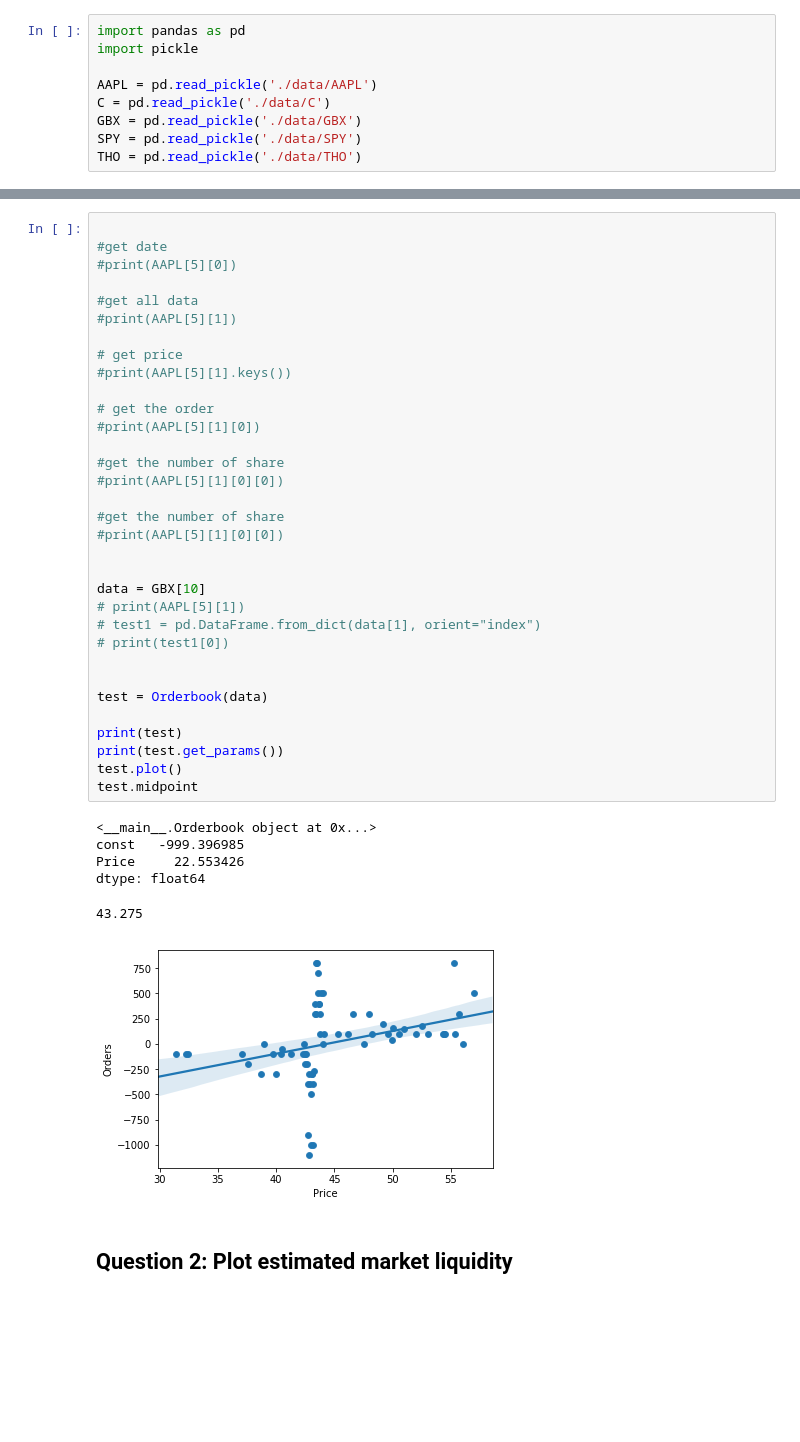
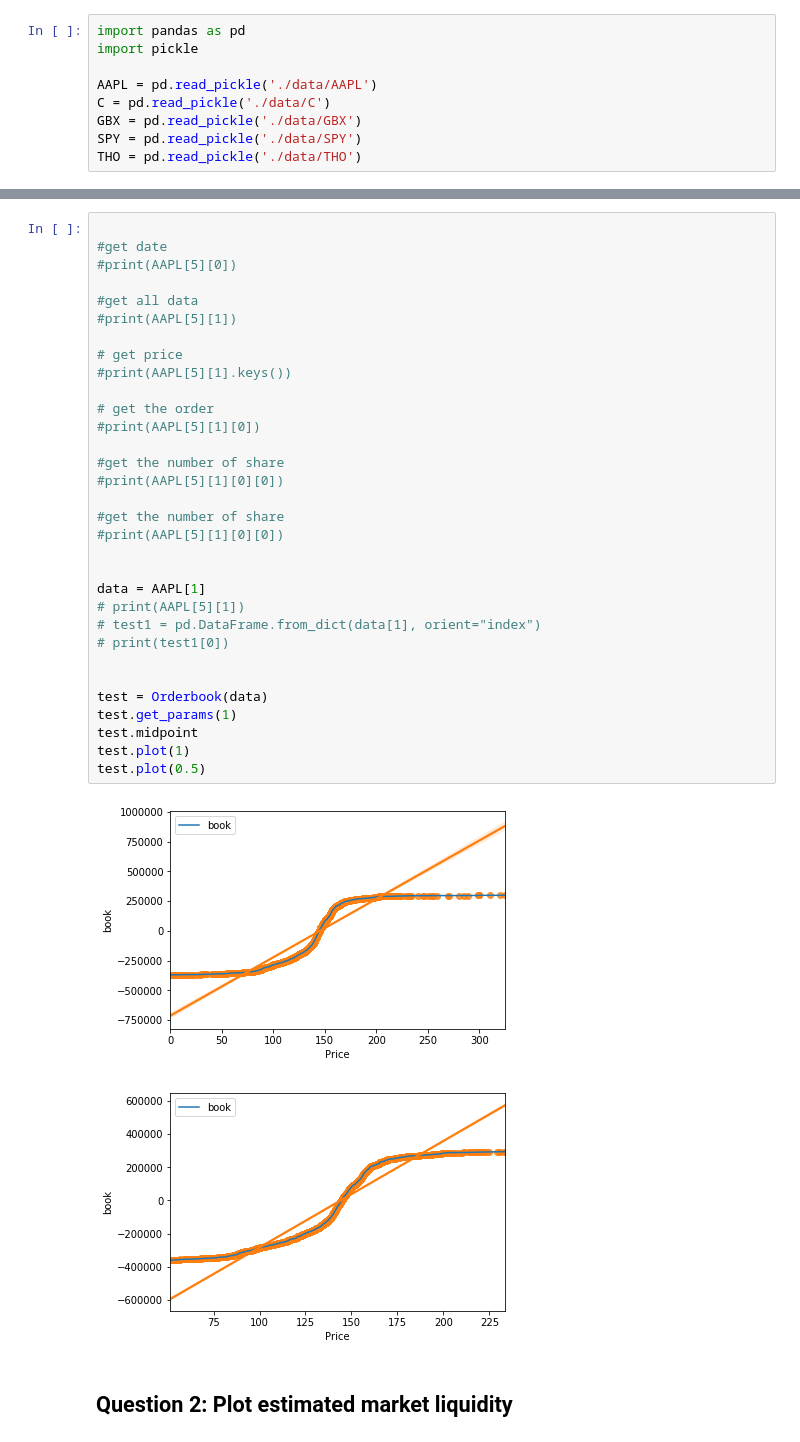
Before and after one commit to tpellet/BootCamp2019, a Jupyter notebook: ProblemSets/Econ/Week 5 - Asset Pricing/Problem Set - Chapter 3 - Kyle Model.ipynb, the cells around one changed output, grey strips where cells are left out. Cells and saved outputs as stored; diff of their text form; blank space fills up the shorter version.

```diff
--- a/ProblemSets/Econ/Week 5 - Asset Pricing/Problem Set - Chapter 3 - Kyle Model.ipynb
+++ b/ProblemSets/Econ/Week 5 - Asset Pricing/Problem Set - Chapter 3 - Kyle Model.ipynb
@@ -76,43 +86,38 @@ THO = pd.read_pickle('./data/THO')
 # %%
 
 #get date
 #print(AAPL[5][0])
 
 #get all data
 #print(AAPL[5][1])
 
 # get price
 #print(AAPL[5][1].keys())
 
 # get the order
 #print(AAPL[5][1][0])
 
 #get the number of share
 #print(AAPL[5][1][0][0])
 
 #get the number of share
 #print(AAPL[5][1][0][0])
 
 
-data = GBX[10]
+data = AAPL[1]
 # print(AAPL[5][1])
 # test1 = pd.DataFrame.from_dict(data[1], orient="index")
 # print(test1[0])
 
 
 test = Orderbook(data)
-
-print(test)
-print(test.get_params())
-test.plot()
+test.get_params(1)
 test.midpoint
+test.plot(1)
+test.plot(0.5)
 # %% [output]
-<__main__.Orderbook object at 0x...>
-const   -999.396985
-Price     22.553426
-dtype: float64
-43.275
-[figure, old version]
+[figure, new version]
+[figure, added]
 # %% [markdown]
 ## Question 2: Plot estimated market liquidity
 # %%
```
Also changed, not shown: parts of 21 cells of this notebook, 1 other file.
